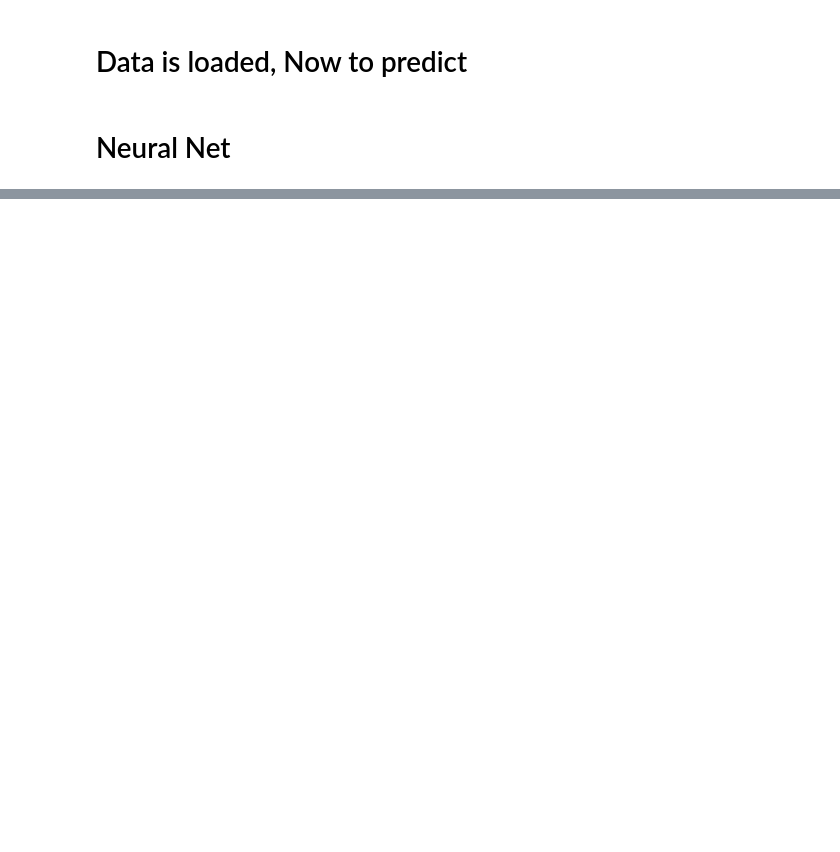
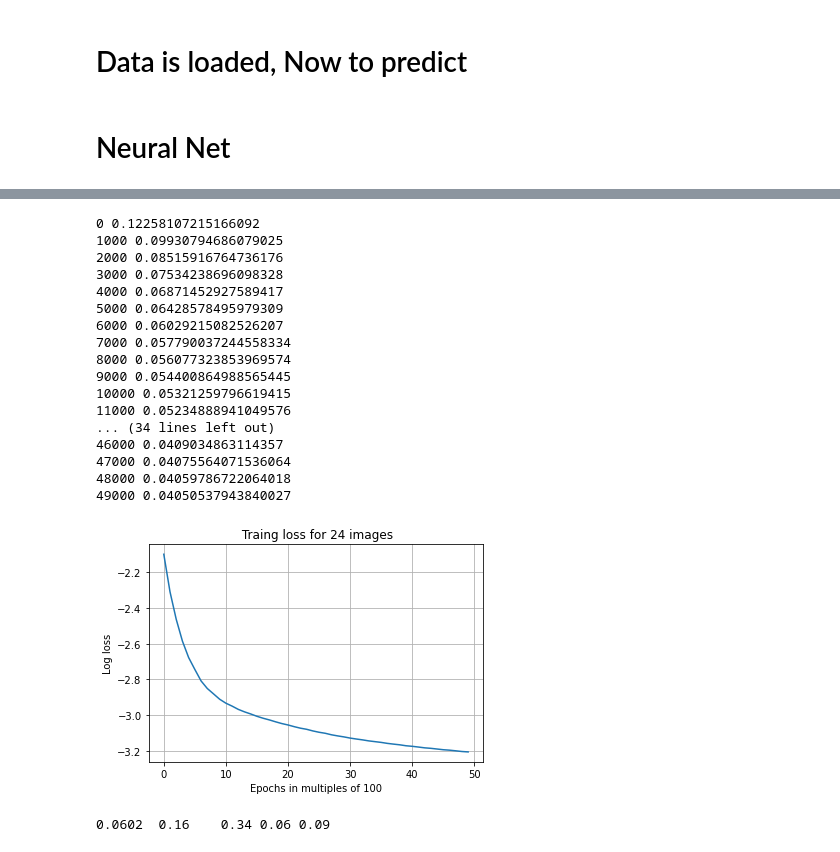
Before and after one commit to Sudhanshu-Sb2002/natural_images_summer_project, a Jupyter notebook: Python_code_Project/All_good.ipynb, the cells around one changed output, grey strips where cells are left out. Saved outputs shown, nothing was run; the diff lists cells and outputs as text; code cells hidden in the pictures; blank space fills up the shorter version.

```diff
--- a/Python_code_Project/All_good.ipynb
+++ b/Python_code_Project/All_good.ipynb
@@ -673,20 +581,0 @@ test_output=t.tensor(output_to_nn[test_indices,:]).float()
-# %%
-net=network(input_to_nn.shape[-1],9,output_to_nn.shape[-1])
-optimizer = optim.SGD(net.parameters(), lr=0.005)
-num_epochs = 20000
-lambda1 = 0.01
-criterion = nn.MSELoss()
-losses=np.zeros(num_epochs//1000)
-for epoch in range(20000):
-    optimizer.zero_grad()
-    outpt = net(train_input)
-    lin_params = t.cat([x.view(-1) for x in net.fc1.parameters()])
-    loss = criterion(outpt, train_output) + lambda1 * t.linalg.norm(lin_params, ord=1)
-    loss.backward()
-    optimizer.step()
-    if epoch % 1000 == 0:
-        losses[epoch//1000]=loss.item()
-        if epoch % 2000 == 0:
-            print('Epoch: ', epoch, ' Loss: ', loss.item())
-
-criterion(net(test_input),test_output)
@@ -707,0 +647,57 @@ aaaohh=test_output.detach().numpy()
+# %%
+# we set first 24 images as the training set and the remaining as the test set
+train_indices=np.arange(int(numStimulus*numElectrodes * fraction))
+test_indices=np.setdiff1d(range(numStimulus*numElectrodes ), train_indices)
+train_input=t.tensor(input_to_nn[train_indices, :]).float()
+train_output=t.tensor(output_to_nn[train_indices, :]).float()
+test_input=t.tensor(input_to_nn[test_indices, :]).float()
+test_output=t.tensor(output_to_nn[test_indices, :]).float()
+criterion = nn.MSELoss()
+net_24=RGB_net([train_input.shape[-1] ,8, train_output.shape[-1]])
+rerun_net=True
+if rerun_net:
+    net_24,losses_24=trainer_for_RGB_net(net_24,train_input, train_output, criterion, lr=0.003, num_epochs=50000, record_every=1000,lambda1=0.0001,lambda2=0)
+    plt.plot(np.arange(len(losses_24)),np.log(losses_24))
+    plt.title(" Traing loss for 24 images")
+    plt.xlabel("Epochs in multiples of 100")
+    plt.ylabel("Log loss")
+    plt.grid(True)
+    plt.savefig(savepath+'losses.png')
+    t.save(net_24.state_dict(), savepath+'/nn_model.pt')
+    plt.show()
+else:
+    net_24.load_state_dict(t.load(savepath+'/nn_model.pt'))
+    net_24.eval()
+# %% [output]
+0 0.12258107215166092
+1000 0.09930794686079025
+2000 0.08515916764736176
+3000 0.07534238696098328
+4000 0.06871452927589417
+5000 0.06428578495979309
+6000 0.06029215082526207
+7000 0.057790037244558334
+8000 0.056077323853969574
+9000 0.054400864988565445
+10000 0.05321259796619415
+11000 0.05234888941049576
+... (34 lines left out)
+46000 0.0409034863114357
+47000 0.04075564071536064
+48000 0.04059786722064018
+49000 0.04050537943840027
+[figure, added]
+# %%
+pred_output=net_24(test_input)
+print(np.round(criterion(pred_output, test_output).detach().numpy(), 4), end='\t')
+pred_out=pred_output.detach().numpy()
+test_out=test_output.detach().numpy()
+print(np.round(np.corrcoef(pred_out.flatten(),test_out.flatten())[0,1],2),end='\t')
+print(np.round(np.corrcoef((pred_out[:,0]).flatten(),(test_out[:,0]).flatten())[0,1],2),end=' ')
+print(np.round(np.corrcoef((pred_out[:,1]).flatten(),(test_out[:,1]).flatten())[0,1],2),end=' ')
+print(np.round(np.corrcoef((pred_out[:,2]).flatten(),(test_out[:,2]).flatten())[0,1],2),end='\n')
+train_out=net_24(train_input).detach().numpy()
+#now lets save the network
+np.savez_compressed(savepath +'/nn_model_data.npz', train_indices=train_indices,test_indices=test_indices, pred_out=pred_out, test_out=test_out)
+# %% [output]
+0.0602  0.16    0.34 0.06 0.09
```
Also changed, not shown: parts of 24 cells of this notebook, 8 other files.
